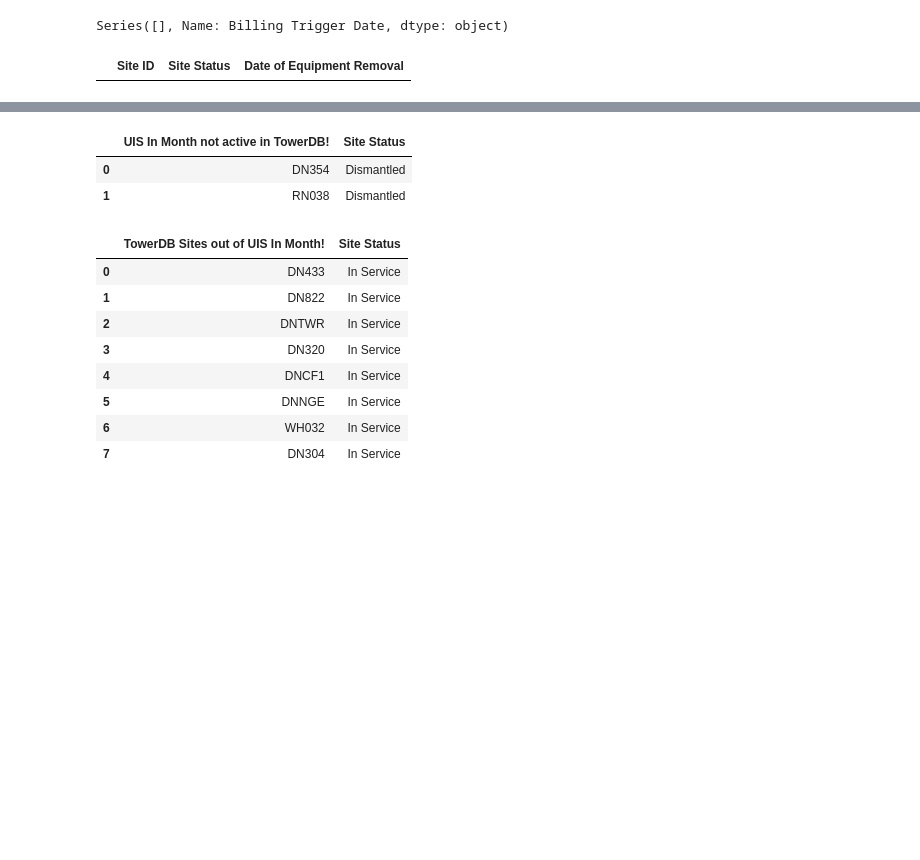
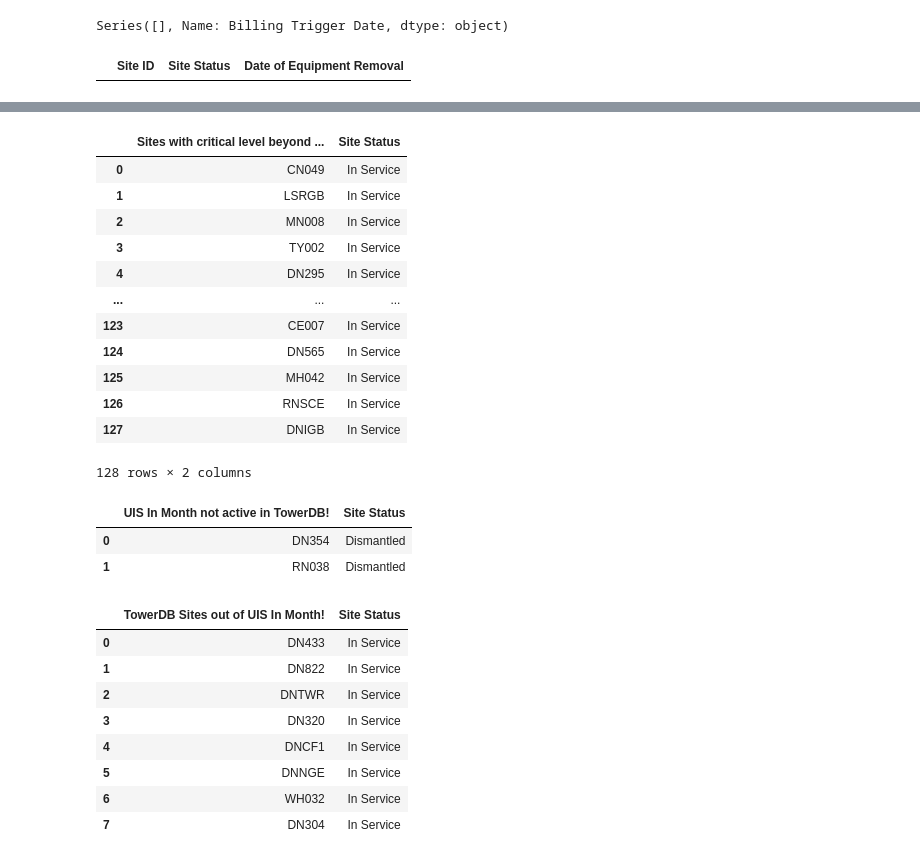
Before and after one commit to emerenan/xlsx_validation, a Jupyter notebook: ie_validations.ipynb, the cells around one changed output, grey strips where cells are left out. Cells and saved outputs as stored; diff of their text form; code cells hidden in the pictures; blank space fills up the shorter version.

```diff
--- a/ie_validations.ipynb
+++ b/ie_validations.ipynb
@@ -890,5 +933,8 @@ towerdb.head()
 # %%
 towerdb.to_csv('/content/TowerDB_Ireland_20210831.csv', index=False)
+# %%
+towerdb.loc[towerdb['Site ID '].isin(c_sites), "CriticalSite_Beyond_10"] = 'Beyond 10%'
+towerdb.loc[towerdb['Site ID '].isin(c_sites), "CriticalSite_Beyond_10"]
 # %%
 """Check columns received"""
 def check_columns_received(df, bill_cols):
@@ -989,8 +1035,9 @@ df_on_air
 #No errros
 # %%
 path_uip = '/content/UserInput_Ireland_July 21_06.07.2021.xlsx'
-uip_names = ['Site_ID', 'BTS site applicable charge (Annual)', 'Commercials for sites beyond 10% cap of critical sites (Annual)']
-uip = pd.read_excel(path_uip ,sheet_name='SiteLevel',usecols=[0,1,2],skiprows=2)
+uip_names = ['Site_ID', 'BTS site applicable charge (Annual)', \
+             'Commercials for sites beyond 10% cap of critical sites (Annual)']
+uip = pd.read_excel(path_uip ,sheet_name='SiteLevel',usecols=[0,1,2],skiprows=2).fillna('')
 uip.columns = uip_names
 
 msa_sites = [i for i in msa['Site ID ']]
@@ -1176,3 +1218,19 @@ uis_sites_not_in_towerdb, in_service_not_in_uis, decomiss_sites_in_uip, bts_site
+# %%
+bts_sites_out_uip, critical
+# %% [output]
+|  | Sites with critical level beyond ... | Site Status |
+| 0 | CN049 | In Service |
+| 1 | LSRGB | In Service |
+| 2 | MN008 | In Service |
+| 3 | TY002 | In Service |
+| 4 | DN295 | In Service |
+| ... | ... | ... |
+| 123 | CE007 | In Service |
+| 124 | DN565 | In Service |
+| 125 | MH042 | In Service |
+| 126 | RNSCE | In Service |
+| 127 | DNIGB | In Service |
+128 rows × 2 columns
 # %%
 uis_sites_not_in_towerdb
 # %% [output]
```
Also changed, not shown: parts of 16 cells of this notebook.
